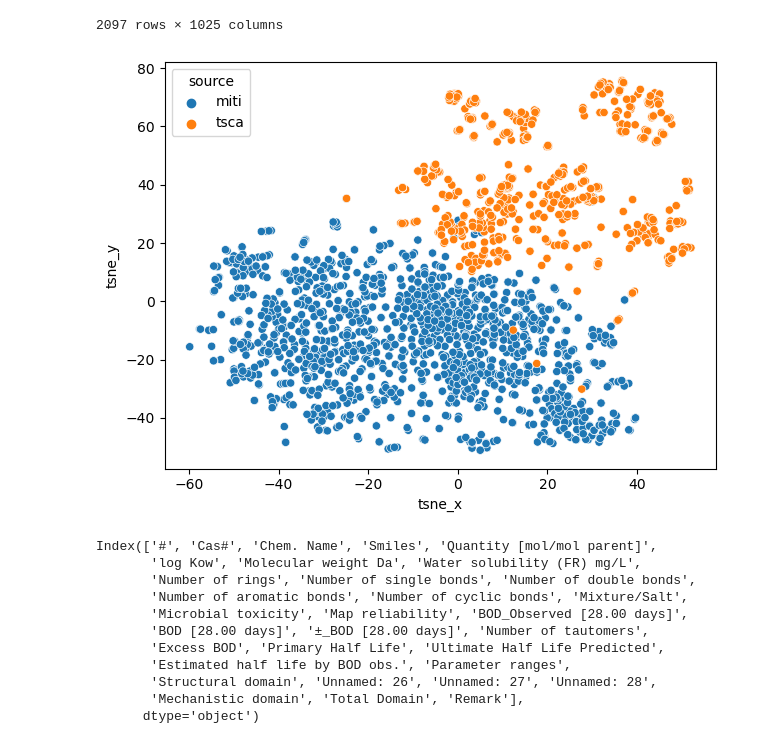
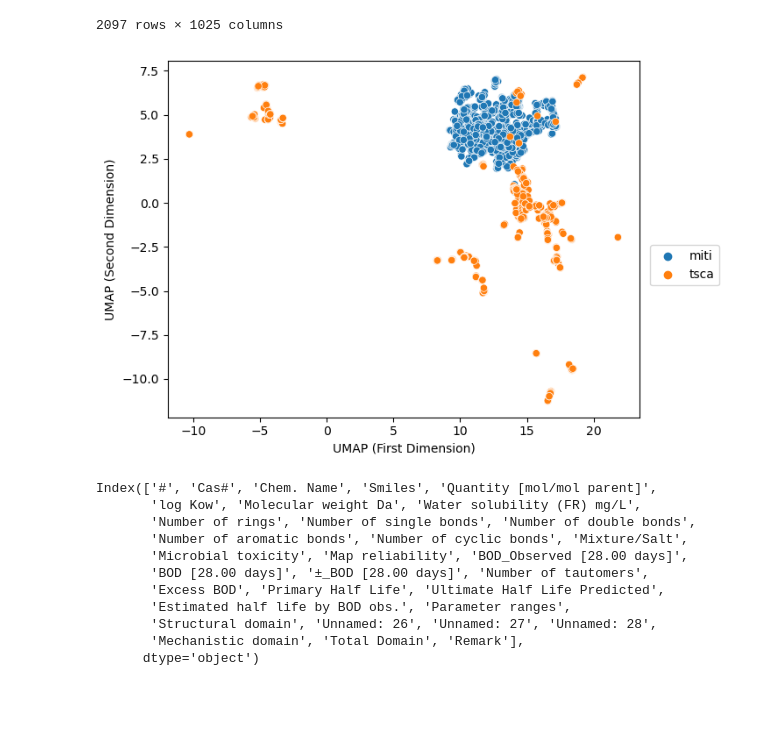
Before and after one commit to patlewig/nts_pfas, a Jupyter notebook: notebooks/03-biodeg.ipynb, the cells around one changed output. Drawn from its saved outputs; the diff is of its cells as text; code cells hidden in the pictures; blank space fills up the shorter version.

```diff
--- a/notebooks/03-biodeg.ipynb
+++ b/notebooks/03-biodeg.ipynb
@@ -102 +104,4 @@ all_df
+# %%
+ model = umap.UMAP(n_components=2)
+#model = TSNE(learning_rate = 200, perplexity=a[label].shape[0]-1, random_state = 42)
 # %%
@@ -106,15 +111,18 @@ model2 = TSNE(learning_rate = 200, random_state = 42)
 # %%
-tsne_bio = model2.fit_transform(all_df.iloc[:,:-1])
+tsne_bio = model.fit_transform(all_df.iloc[:,:-1])
 # %%
-tsne_bio_df = pd.concat([pd.DataFrame(tsne_bio, index = all_df.index, columns = ['tsne_x', 'tsne_y']), all_df.iloc[:,-1]], axis = 1)
+tsne_bio_df = pd.concat([pd.DataFrame(tsne_bio, index = all_df.index, columns = ['umap_x', 'umap_y']), all_df.iloc[:,-1]], axis = 1)
 # %%
-sns.scatterplot(x="tsne_x", y="tsne_y",  hue = 'source',
+sns.scatterplot(x="umap_x", y="umap_y",  hue = 'source',
                      data=tsne_bio_df)
 
+plt.ylabel('UMAP (Second Dimension)')
+plt.xlabel('UMAP (First Dimension)')
 plt.tight_layout()
-plt.savefig(figures_dir+'FigureS9_061123.png', dpi = 300)
+plt.legend(loc=2,bbox_to_anchor=(1.01, 0.5))
+plt.savefig(figures_dir+'FigureS9_211223.png', dpi = 300)
 # %% [output]
-[figure, old version]
+[figure, new version]
 # %%
 catalogic = pd.read_excel(processed_dir+'catalogic_tsca_out.xlsx', sheet_name = 'Sheet2')
 # %%
```
Also changed, not shown: parts of 4 cells of this notebook, 4 other files.
